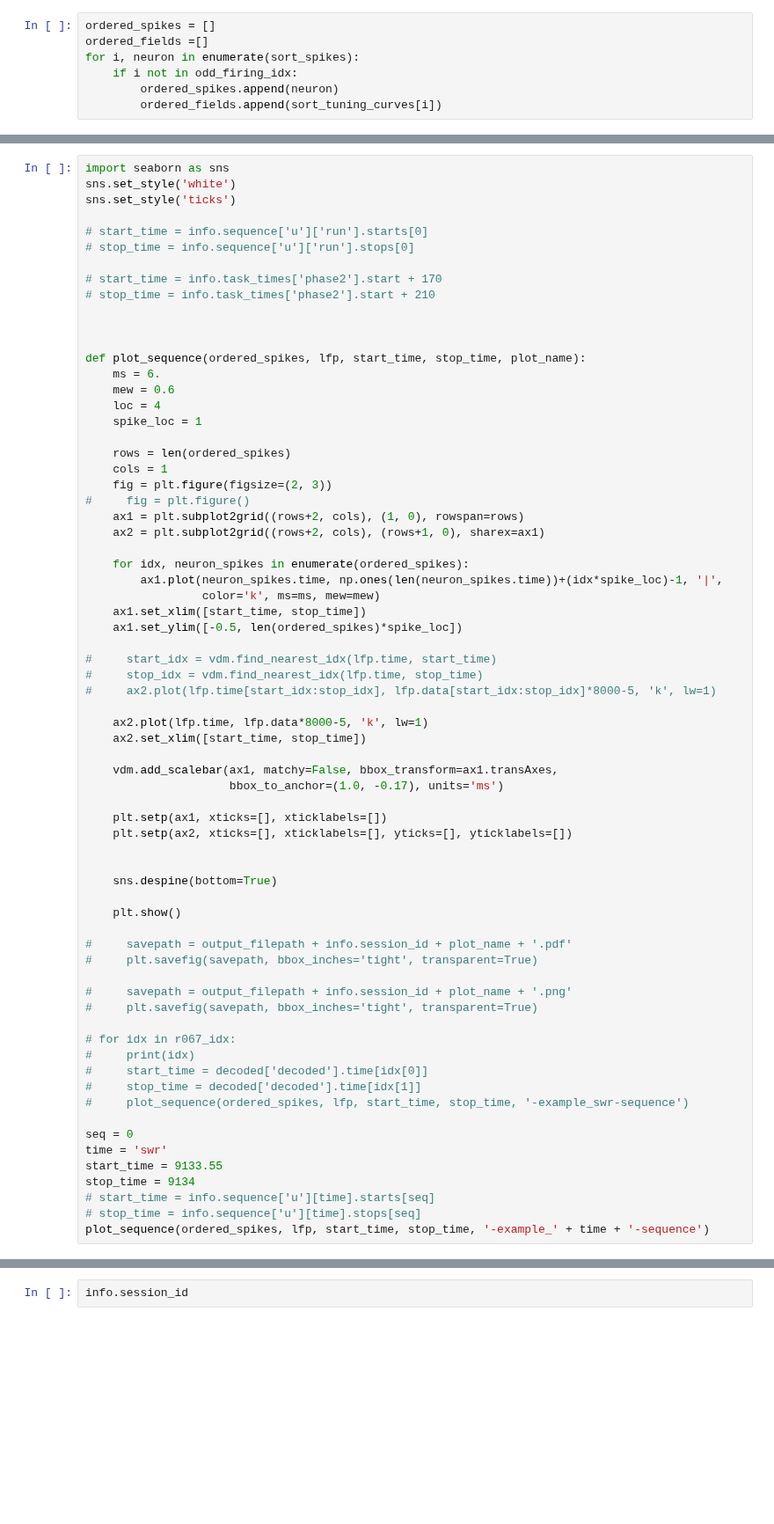
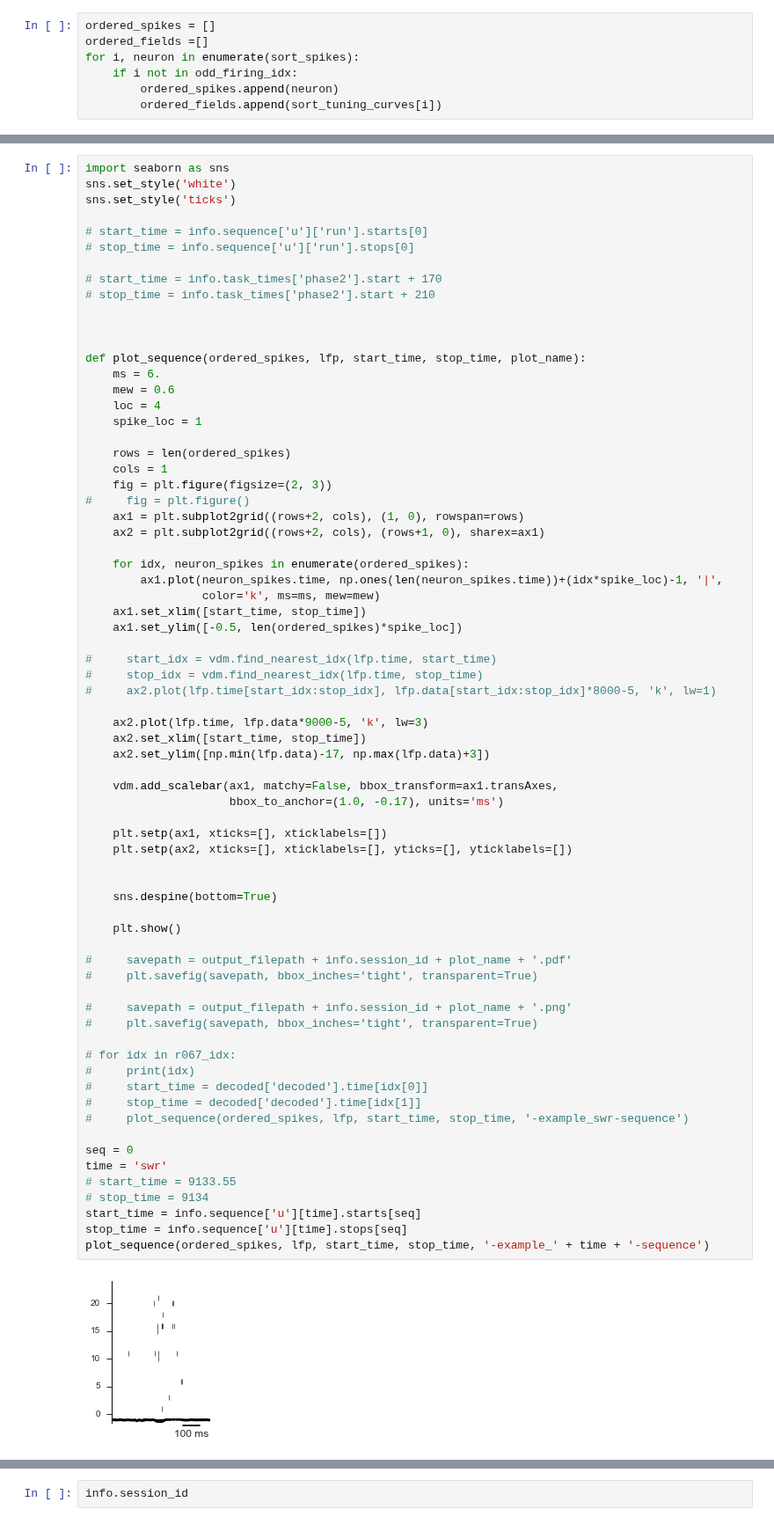
Before and after one commit to vandermeerlab/emi_shortcut, a Jupyter notebook: raster_with2d.ipynb, the cells around one changed output, grey strips where cells are left out. Shown at 88% size. Cells and saved outputs as stored; diff of their text form; blank space fills up the shorter version.

```diff
--- a/raster_with2d.ipynb
+++ b/raster_with2d.ipynb
@@ -121,36 +125,39 @@ def plot_sequence(ordered_spikes, lfp, start_time, stop_time, plot_name):
 #     stop_idx = vdm.find_nearest_idx(lfp.time, stop_time)
 #     ax2.plot(lfp.time[start_idx:stop_idx], lfp.data[start_idx:stop_idx]*8000-5, 'k', lw=1)
 
-    ax2.plot(lfp.time, lfp.data*8000-5, 'k', lw=1)
+    ax2.plot(lfp.time, lfp.data*9000-5, 'k', lw=3)
     ax2.set_xlim([start_time, stop_time])
+    ax2.set_ylim([np.min(lfp.data)-17, np.max(lfp.data)+3])
 
     vdm.add_scalebar(ax1, matchy=False, bbox_transform=ax1.transAxes,
                      bbox_to_anchor=(1.0, -0.17), units='ms')
 
     plt.setp(ax1, xticks=[], xticklabels=[])
     plt.setp(ax2, xticks=[], xticklabels=[], yticks=[], yticklabels=[])
 
 
     sns.despine(bottom=True)
 
     plt.show()
 
 #     savepath = output_filepath + info.session_id + plot_name + '.pdf'
 #     plt.savefig(savepath, bbox_inches='tight', transparent=True)
 
 #     savepath = output_filepath + info.session_id + plot_name + '.png'
 #     plt.savefig(savepath, bbox_inches='tight', transparent=True)
 
 # for idx in r067_idx:
 #     print(idx)
 #     start_time = decoded['decoded'].time[idx[0]]
 #     stop_time = decoded['decoded'].time[idx[1]]
 #     plot_sequence(ordered_spikes, lfp, start_time, stop_time, '-example_swr-sequence')
 
 seq = 0
 time = 'swr'
-start_time = 9133.55
-stop_time = 9134
-# start_time = info.sequence['u'][time].starts[seq]
-# stop_time = info.sequence['u'][time].stops[seq]
+# start_time = 9133.55
+# stop_time = 9134
+start_time = info.sequence['u'][time].starts[seq]
+stop_time = info.sequence['u'][time].stops[seq]
 plot_sequence(ordered_spikes, lfp, start_time, stop_time, '-example_' + time + '-sequence')
+# %% [output]
+[figure, added]
```
Also changed, not shown: parts of 4 cells of this notebook, 5 other files.
